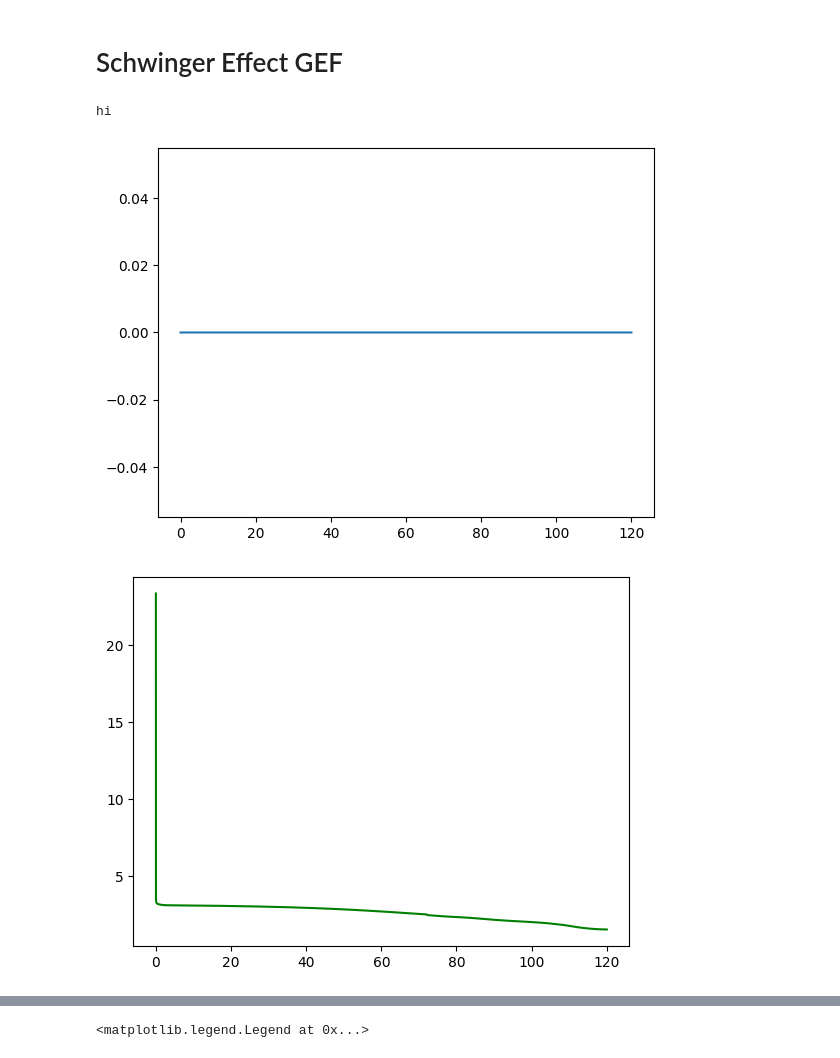
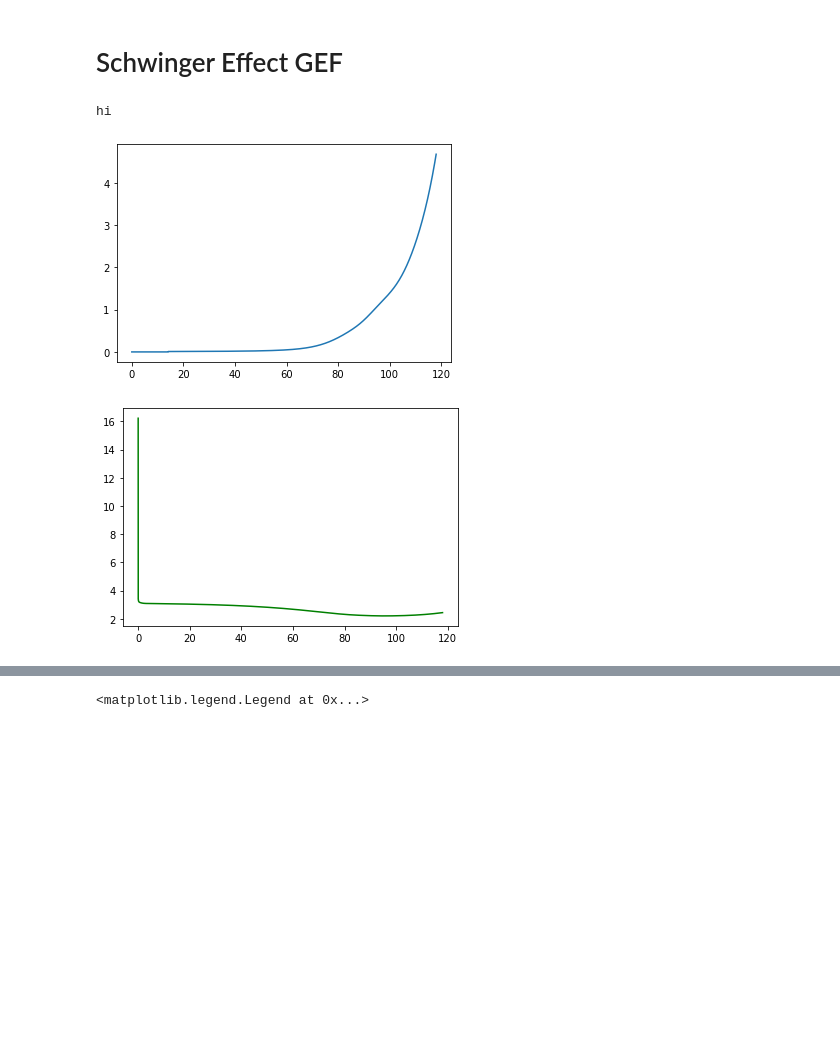
Before and after one commit to richard-von-eckardstein/GEFF, a Jupyter notebook: ModeByMode.ipynb, the cells around one changed output, grey strips where cells are left out. Saved outputs shown, nothing was run; the diff lists cells and outputs as text; code cells hidden in the pictures; blank space fills up the shorter version.

Commit message:
Fixed bug in ModeByMode

```diff
--- a/ModeByMode.ipynb
+++ b/ModeByMode.ipynb
@@ -75,7 +75,7 @@ def ModeByMode(tmin, tmax, tend, kh, dphidt, dIdphi, a, steps=100, cut=0.1,
             ks.append(k)
 
             #t1.start()
-            Aini = np.array([1., 0, -1/2*sigmaE(s)/k, -1., 1, 0, -1/2*sigmaE(s)/k, -1.])*np.sqrt(delta(s))
+            Aini = np.array([1., -1/2*sigmaE(s)/k, 0, -1., 1, -1/2*sigmaE(s)/k, 0, -1.])*np.sqrt(delta(s))
             ode = lambda x, y: ModeEoM(y, k, dphidt(x), dIdphi, a(x), sigmaE=sigmaE(x), sigmaB=sigmaB(x))
 
             sol = solve_ivp(ode, [s, ts[-1]], Aini, t_eval=ts[i:], method="RK45", atol=1e-8, rtol=1e-8)
@@ -153,8 +153,8 @@ def ModeByModeKDep(tmin, tmax, tend, kh, dphidt, dIdphi, a, sigmaE, sigmaB, kFer
 
 
             #t1.start()
-            Aini = np.array([1., 0, -1/2* sigmaEk(s) /k, -1.,
-                             1, 0, -1/2* sigmaEk(s) /k, -1.])*np.sqrt(delta(s))
+            Aini = np.array([1., -1/2* sigmaEk(s)/k, 0, -1.,
+                             1, -1/2* sigmaEk(s)/k, 0, -1.])*np.sqrt(delta(s))
             ode = lambda x, y: ModeEoM(y, k, dphidt(x), dIdphi, a(x), sigmaE=sigmaEk(x), sigmaB=sigmaBk(x))
 
             sol = solve_ivp(ode, [s, ts[-1]], Aini, t_eval=ts[i:], method="RK45", atol=1e-8, rtol=1e-8)
@@ -431,7 +431,7 @@ def RunMBM(file, Nstart, EarlyModes=200, LateModes=800, cut=0.01, SE=False, AltD
 
     return ts, Ns, ks, khs, Ap, dAp, Am, dAm,
 # %%
-name = "_Beta25.0_SE1.0_KDep_New_0it"
+name = "_Beta25.0_SE-1.0_KDep_New_1it"
 # %%
 file = "Out/GEF" + name + ".dat"
 SE=True
@@ -442,33 +442,33 @@ NR = data["N"]
 tR = data["t"]
 aR = data["a"]
 khR = data["kh"]
 dphidtR = data["dphi"]
 af = CubicSpline(tR, aR)
 dphidtf = CubicSpline(tR, dphidtR)
 khf = CubicSpline(tR, khR)
 
 """if(SE):
     print("hi")
     deltaR = data["delta"]
     sigmaER = data["sigmaE"]
     plt.plot(tR, sigmaER)
     for i in range(len(sigmaER)):
             if tR[i] < 70.:
                 sigmaER[i] = 0.
     sigmaBR = data["sigmaB"]
     sigmaEf = CubicSpline(tR, sigmaER)
     sigmaBf = CubicSpline(tR, sigmaBR)
     deltaf = CubicSpline(tR, deltaR)
 else:
     sigmaEf = lambda t: 0.
     sigmaBf = lambda t: 0.
     deltaf = lambda t: 1.
 
 #plt.vlines(40., 0.0, 1.0)
 #plt.vlines(57.80, 0.0, 1.0)"""
 
-ts, Ns, ks, khs, Ap, dAp, Am, dAm = RunMBM(file, 30., SE=True, EarlyModes=200, LateModes=800, AltDamp=2)
+ts, Ns, ks, khs, Ap, dAp, Am, dAm = RunMBM(file, 30., SE=True, EarlyModes=100, LateModes=400, AltDamp=2)
 # %% [output]
 hi
-[figure, old version]
+[figure, new version]
-[figure, old version]
+[figure, new version]
```
Also changed, not shown: parts of 3 cells of this notebook, 3 other files.
